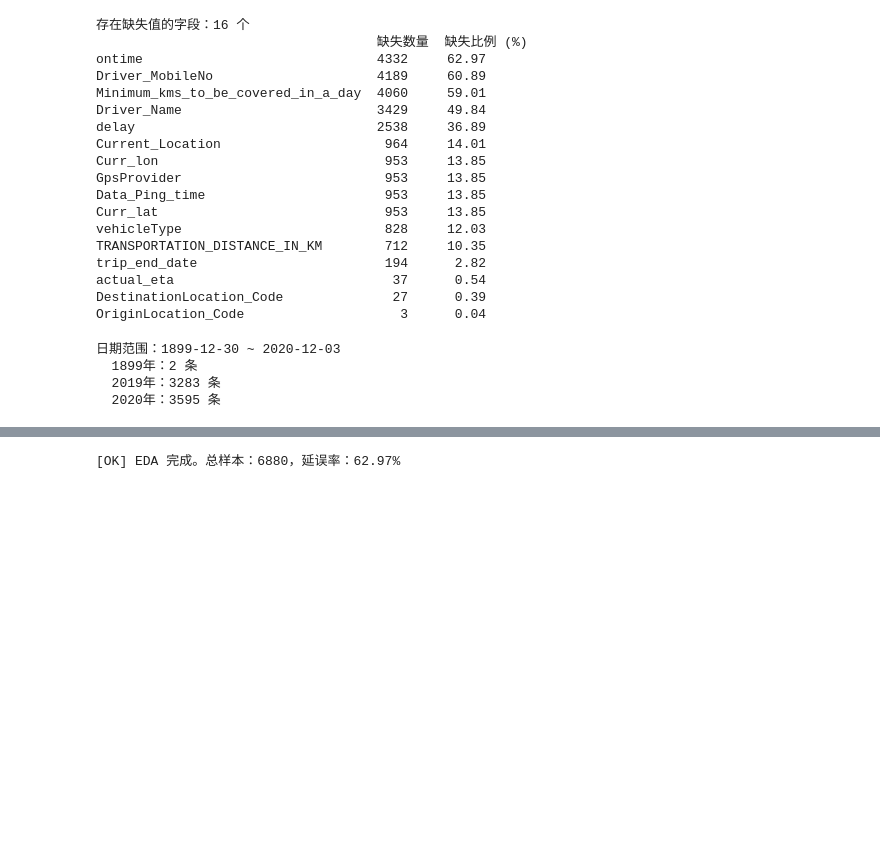
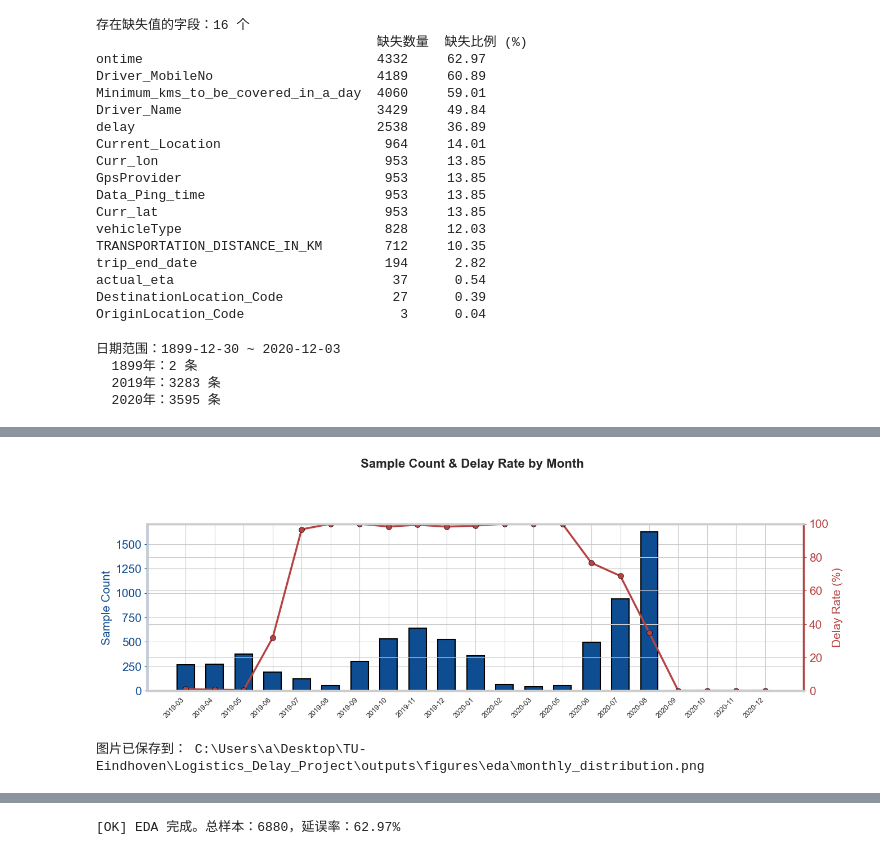
Before and after one commit to BROOKSHEAR/Logistics_Delay_Project, a Jupyter notebook: notebooks/01_eda.ipynb, the cells around one changed output, grey strips where cells are left out. Drawn from its saved outputs; the diff is of its cells as text; code cells hidden in the pictures; blank space fills up the shorter version.

```diff
--- a/notebooks/01_eda.ipynb
+++ b/notebooks/01_eda.ipynb
@@ -136,0 +203,34 @@ print("图片已保存到：", FIGURES_EDA /'weekday_distribution.png')
+# %%
+# ── 月份分布 ──
+df_month = df[df['trip_start_date'].dt.year >= 2019].copy()
+df_month['year_month'] = df_month['trip_start_date'].dt.to_period('M').astype(str)
+monthly_stats = df_month.groupby('year_month')['Answer'].agg(['count', 'mean'])
+monthly_stats['mean'] = monthly_stats['mean'] * 100
+
+fig, ax = plt.subplots(figsize=(14, 5))
+x = range(len(monthly_stats))
+bars = ax.bar(x, monthly_stats['count'], color=PALETTE['blue_main'],
+              edgecolor='black', linewidth=1.5, width=0.6)
+ax.set_xticks(range(len(monthly_stats)))
+ax.set_xticklabels(monthly_stats.index, fontsize=9, rotation=45, ha='right')
+ax.set_ylabel('Sample Count', fontsize=15, color=PALETTE['blue_main'])
+ax.spines['left'].set_color(PALETTE['blue_main'])
+ax.tick_params(axis='y', colors=PALETTE['blue_main'])
+
+ax2 = ax.twinx()
+ax2.plot(x, monthly_stats['mean'], 'o-', color=PALETTE['red_strong'],
+         linewidth=2.5, markersize=7, markeredgecolor='black', markeredgewidth=0.5)
+ax2.set_ylabel('Delay Rate (%)', fontsize=15, color=PALETTE['red_strong'])
+ax2.spines['right'].set_color(PALETTE['red_strong'])
+ax2.tick_params(axis='y', colors=PALETTE['red_strong'])
+ax2.set_ylim(0, 100)
+
+fig.suptitle('Sample Count & Delay Rate by Month', fontsize=16, fontweight='bold', y=1.01)
+fig.tight_layout(pad=2)
+fig.savefig(FIGURES_EDA / 'monthly_distribution.pdf', dpi=300, bbox_inches='tight')
+fig.savefig(FIGURES_EDA / 'monthly_distribution.png', dpi=300, bbox_inches='tight')
+plt.show()
+print("图片已保存到：", FIGURES_EDA / 'monthly_distribution.png')
+# %% [output]
+[figure, added]
+图片已保存到： C:\Users\a\Desktop\TU-Eindhoven\Logistics_Delay_Project\outputs\figures\eda\monthly_distribution.png
```
Also changed, not shown: parts of 6 cells of this notebook, 59 other files.
